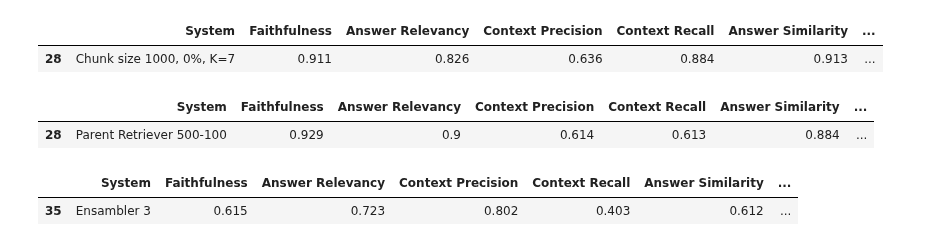
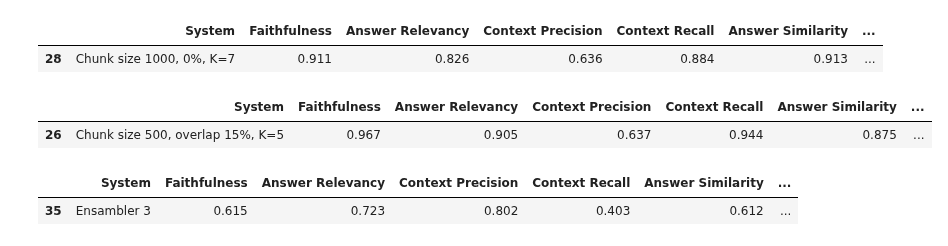
Before and after one commit to misslapina123/thesis-rag, a Jupyter notebook: caclulate_increase.ipynb, the cells around one changed output. Saved outputs shown, nothing was run; the diff lists cells and outputs as text; code cells hidden in the pictures.

```diff
--- a/caclulate_increase.ipynb
+++ b/caclulate_increase.ipynb
@@ -18,11 +36,13 @@ ballad_summarize.nlargest(1, "Average")
 | 28 | Chunk size 1000, 0%, K=7 | 0.911 | 0.826 | 0.636 | 0.884 | 0.913 | ... |
 # %%
 ballad_report = pd.read_csv(f"C:/Users/sigit/OneDrive/TSI/thesis/thesis-rag/ballad/results/results_report.csv")
-ballad_report = ballad_report[ballad_report["System"] != "Parent Retriever 500-100 -GPT4"]
+ballad_report = ballad_report[ballad_report["System"] != "MMR GPT4"]
+ballad_report = ballad_report[ballad_report["System"] != "Ensambler 2, GPT-4"]
+ballad_report = ballad_report[ballad_report["System"] != "GPT-4"]
 ballad_report.nlargest(1, "Average")
 # %% [output]
 |  | System | Faithfulness | Answer Relevancy | Context Precision | Context Recall | Answer Similarity | ... |
-| 28 | Parent Retriever 500-100 | 0.929 | 0.9 | 0.614 | 0.613 | 0.884 | ... |
+| 26 | Chunk size 500, overlap 15%, K=5 | 0.967 | 0.905 | 0.637 | 0.944 | 0.875 | ... |
 # %%
 ballad_qa = pd.read_csv(f"C:/Users/sigit/OneDrive/TSI/thesis/thesis-rag/ballad/results/results_qa.csv")
 ballad_qa = ballad_qa[ballad_qa["System"] != "Ensambler 3, GPT-4"]
```
Also changed, not shown: parts of 9 cells of this notebook, 1 other file.
